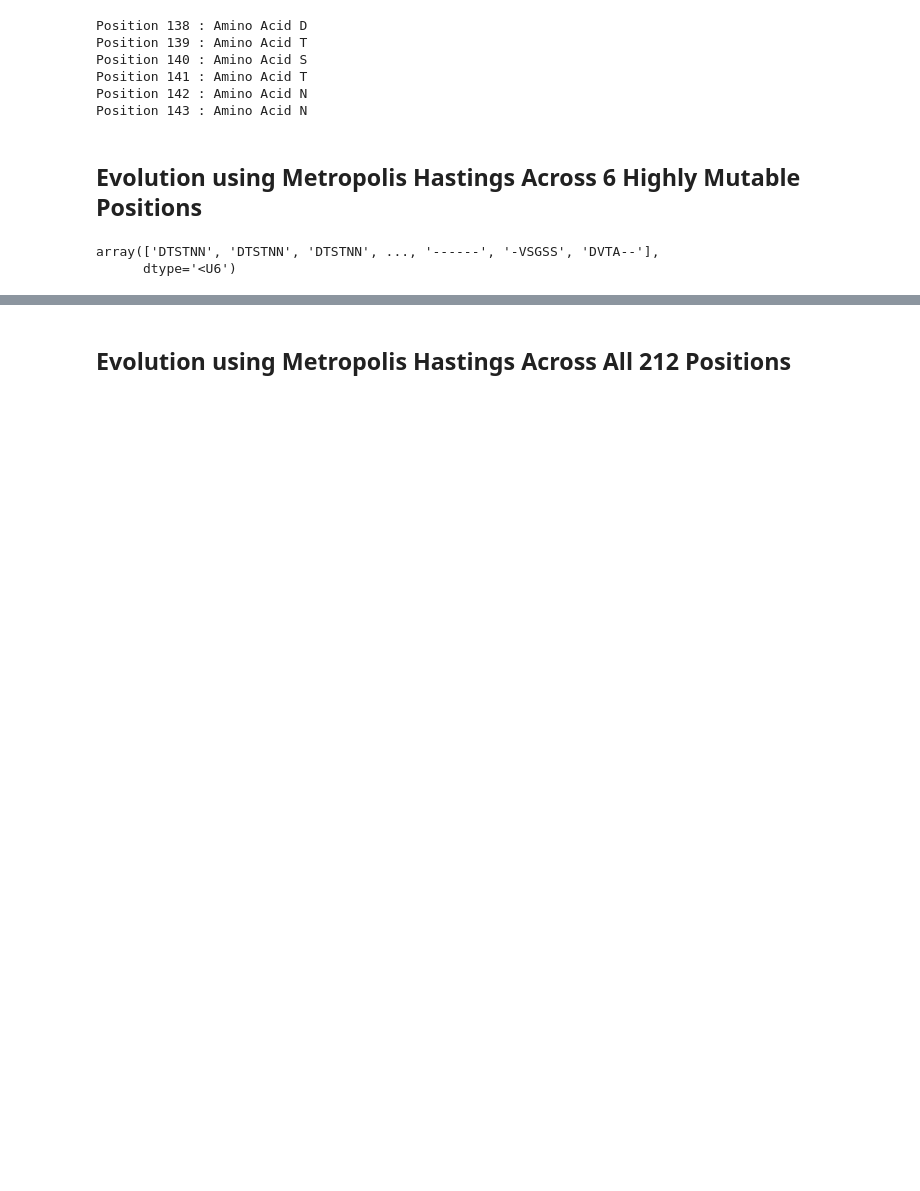
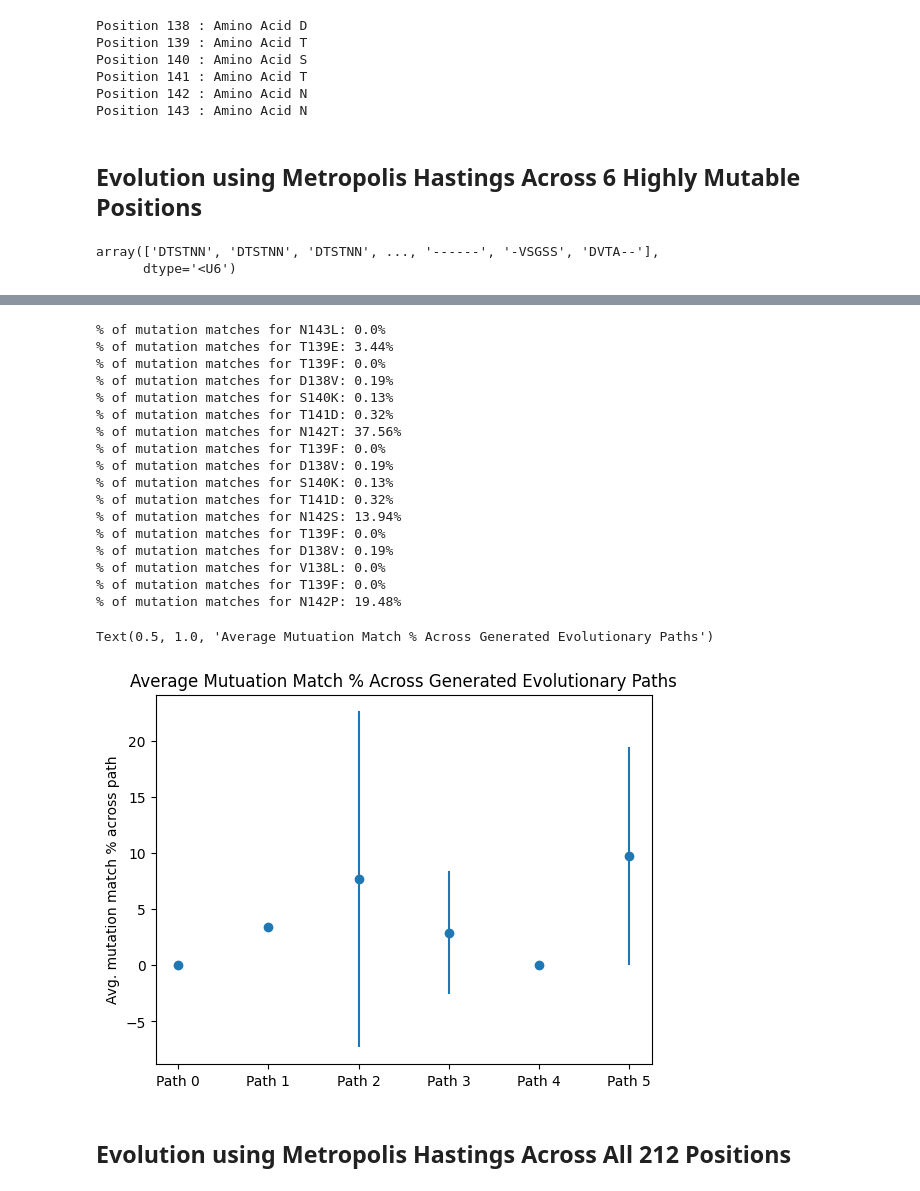
Before and after one commit to aubreyagub/esm2_for_fmdv, a Jupyter notebook: fmd-mh.ipynb, the cells around one changed output, grey strips where cells are left out. Drawn from its saved outputs; the diff is of its cells as text; code cells hidden in the pictures; blank space fills up the shorter version.

```diff
--- a/fmd-mh.ipynb
+++ b/fmd-mh.ipynb
@@ -113,3 +101,38 @@ evolution.evaluate_path_using_alignments(evolutionary_path=worst_path)
+# %%
+import numpy as np
+import matplotlib.pyplot as plt
+
+# create graphs of path means with error bars
+paths_metrics = [evolution.evaluate_path_using_alignments(evolutionary_path=path) for average_mutation_score,path in sorted_paths]
+
+means = [np.mean(path) for path in paths_metrics]
+std_devs = [np.std(path) for path in paths_metrics]
+x_positions = range(len(sorted_paths))
+path_names = [f"Path {n}" for n in x_positions]
+plt.errorbar(x=x_positions,y=means,yerr=std_devs,fmt='o')
+plt.xticks(x_positions,path_names)
+plt.ylabel("Avg. mutation match % across path")
+plt.title("Average Mutuation Match % Across Generated Evolutionary Paths")
+# %% [output]
+% of mutation matches for N143L: 0.0%
+% of mutation matches for T139E: 3.44%
+% of mutation matches for T139F: 0.0%
+% of mutation matches for D138V: 0.19%
+% of mutation matches for S140K: 0.13%
+% of mutation matches for T141D: 0.32%
+% of mutation matches for N142T: 37.56%
+% of mutation matches for T139F: 0.0%
+% of mutation matches for D138V: 0.19%
+% of mutation matches for S140K: 0.13%
+% of mutation matches for T141D: 0.32%
+% of mutation matches for N142S: 13.94%
+% of mutation matches for T139F: 0.0%
+% of mutation matches for D138V: 0.19%
+% of mutation matches for V138L: 0.0%
+% of mutation matches for T139F: 0.0%
+% of mutation matches for N142P: 19.48%
+Text(0.5, 1.0, 'Average Mutuation Match % Across Generated Evolutionary Paths')
+[figure, added]
 # %% [markdown]
 ## Evolution using Metropolis Hastings Across All 212 Positions
 # %%
```
Also changed, not shown: parts of 8 cells of this notebook, 1 other file.
